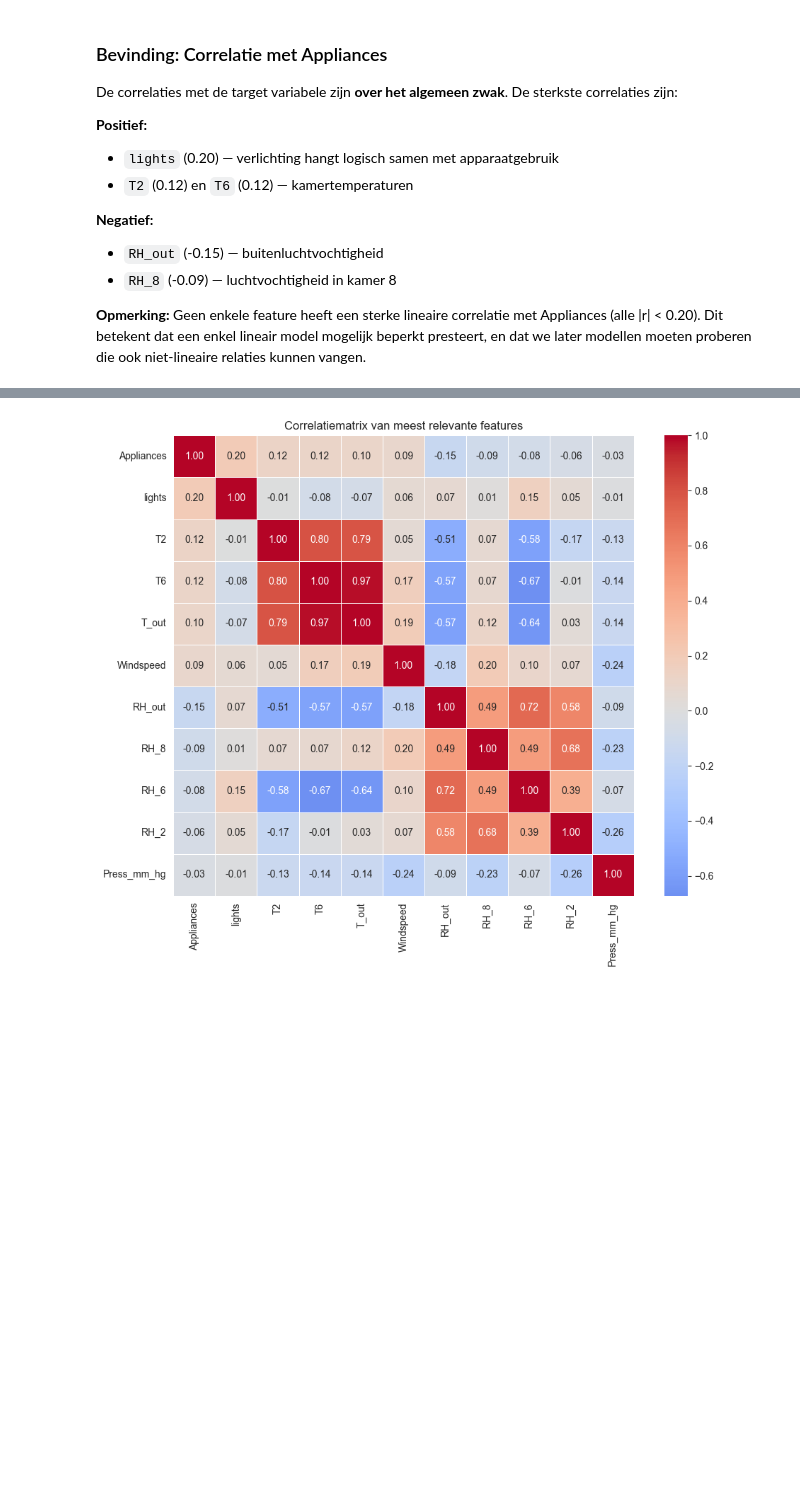
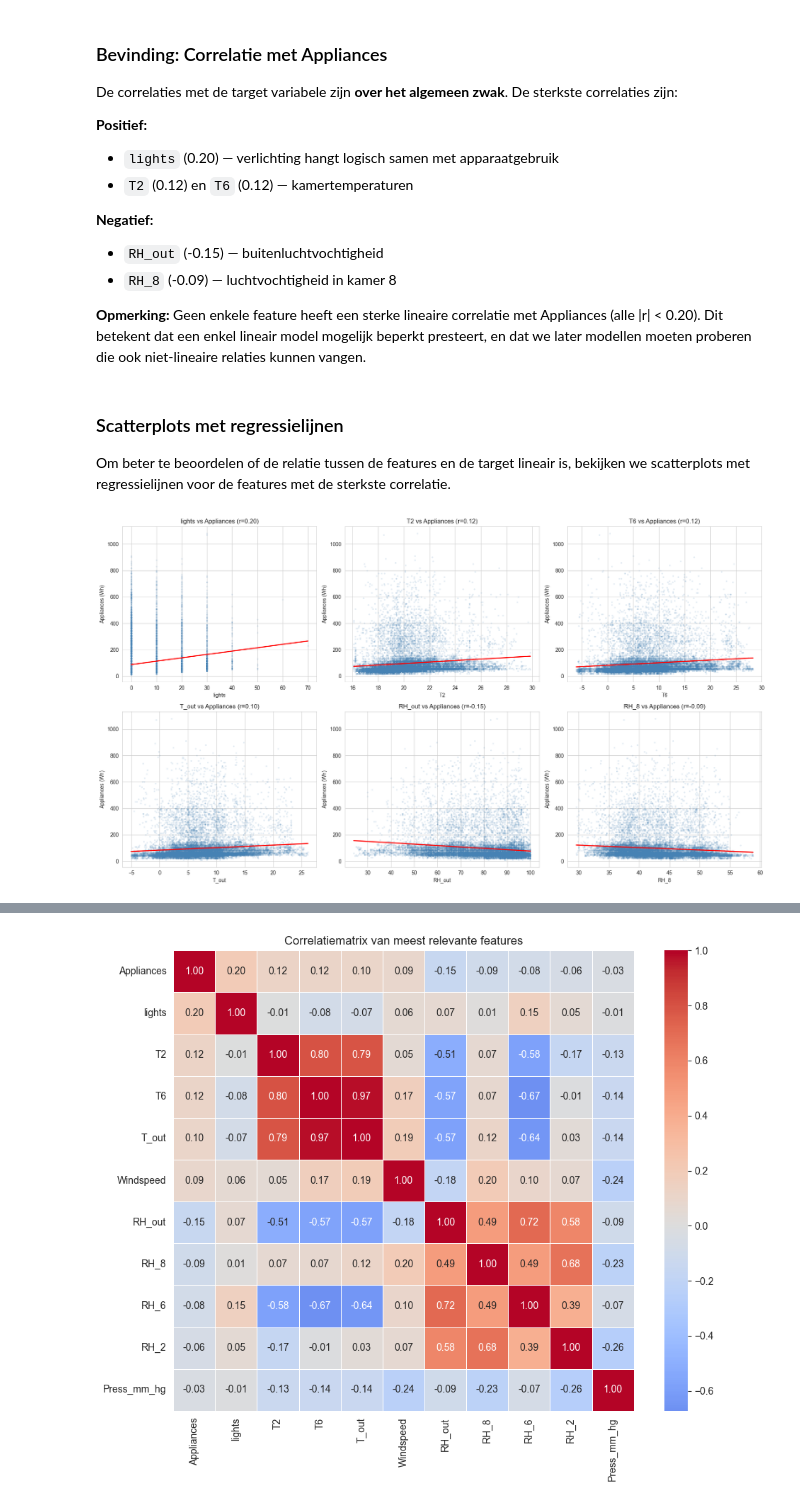
Before and after one commit to Oyin-Adegoju/energy-regression, a Jupyter notebook: notebooks/regression_analysis.ipynb, the cells around one changed output, grey strips where cells are left out. Drawn from its saved outputs; the diff is of its cells as text; code cells hidden in the pictures; blank space fills up the shorter version.

Commit message:
matplotlib toegevoegd aan requiremnt.txt voor render en feedback van codegrade toegepast in notebook

```diff
--- a/notebooks/regression_analysis.ipynb
+++ b/notebooks/regression_analysis.ipynb
@@ -175,3 +175,33 @@ De correlaties met de target variabele zijn **over het algemeen zwak**. De sterk
 **Opmerking:** Geen enkele feature heeft een sterke lineaire correlatie met Appliances (alle |r| < 0.20).
 Dit betekent dat een enkel lineair model mogelijk beperkt presteert, en dat we later modellen
 moeten proberen die ook niet-lineaire relaties kunnen vangen.
+# %% [markdown]
+### Scatterplots met regressielijnen
+
+Om beter te beoordelen of de relatie tussen de features en de target lineair is,
+bekijken we scatterplots met regressielijnen voor de features met de sterkste correlatie.
+# %%
+# Scatterplots met regressielijnen voor de top features
+top_corr_features = ['lights', 'T2', 'T6', 'T_out', 'RH_out', 'RH_8']
+
+fig, axes = plt.subplots(2, 3, figsize=(18, 10))
+axes = axes.flatten()
+
+for i, feature in enumerate(top_corr_features):
+    axes[i].scatter(df[feature], df['Appliances'], alpha=0.1, s=5, color='steelblue')
+
+    # Regressielijn toevoegen
+    z = np.polyfit(df[feature], df['Appliances'], 1)
+    p = np.poly1d(z)
+    x_line = np.linspace(df[feature].min(), df[feature].max(), 100)
+    axes[i].plot(x_line, p(x_line), color='red', linewidth=2)
+
+    r = df[feature].corr(df['Appliances'])
+    axes[i].set_title(f'{feature} vs Appliances (r={r:.2f})')
+    axes[i].set_xlabel(feature)
+    axes[i].set_ylabel('Appliances (Wh)')
+
+plt.tight_layout()
+plt.show()
+# %% [output]
+[figure, added]
```
Also changed, not shown: parts of 6 cells of this notebook, 1 other file.
